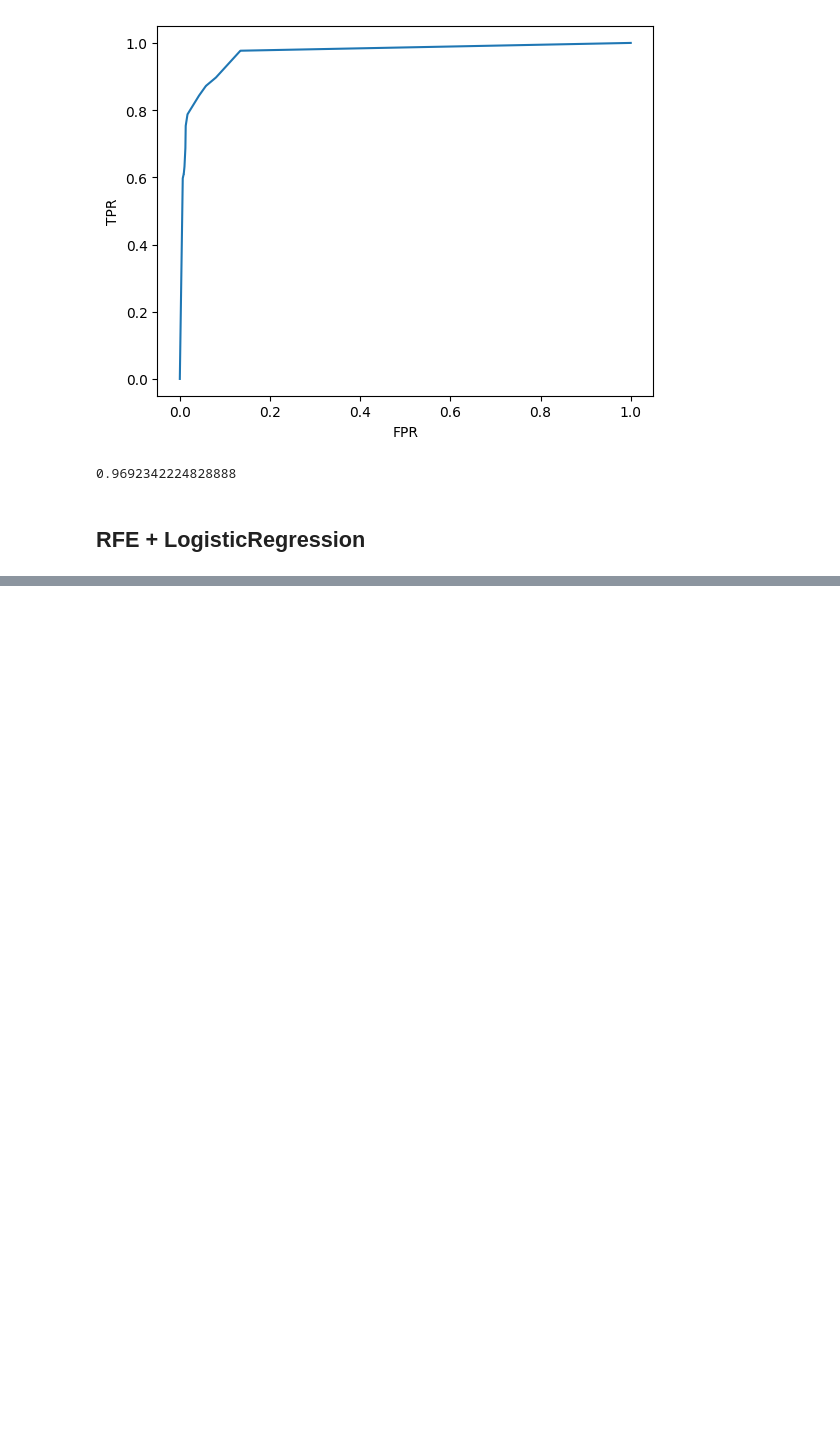
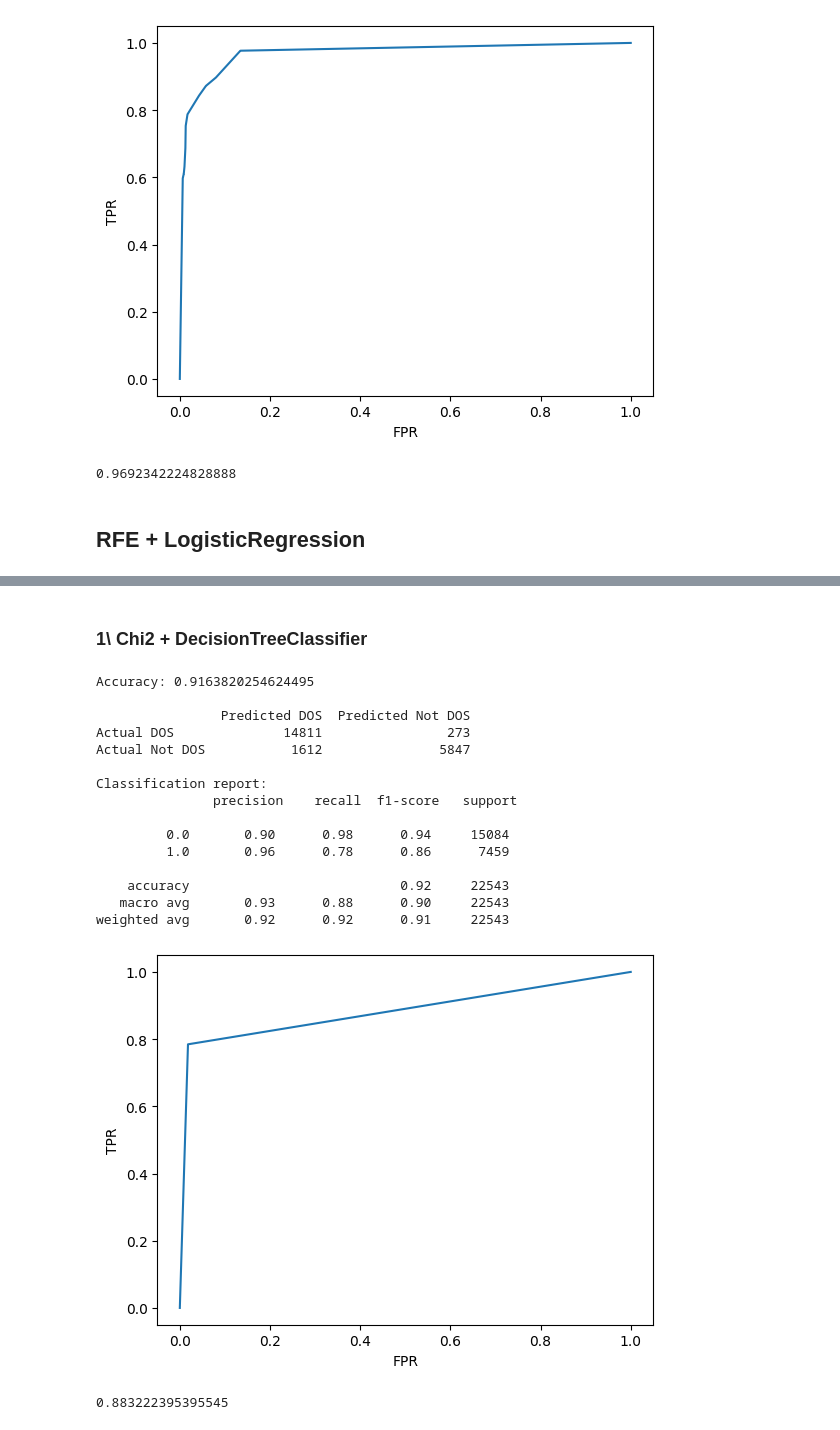
Before and after one commit to Abir-Ba/2CS_Project, a Jupyter notebook: NSL_KDD.ipynb, the cells around one changed output, grey strips where cells are left out. Saved outputs shown, nothing was run; the diff lists cells and outputs as text; code cells hidden in the pictures; blank space fills up the shorter version.

```diff
--- a/NSL_KDD.ipynb
+++ b/NSL_KDD.ipynb
@@ -597,0 +588,14 @@ weighted avg       0.92      0.92      0.92     22543
+# %%
+
+from sklearn.feature_selection import SelectKBest
+from sklearn.feature_selection import chi2
+# Feature extraction
+selector = SelectKBest(score_func=chi2, k=24)
+X_train_new = selector.fit_transform(x_train, y_train)
+X_test_new = selector.transform(x_test)
+# Get indices of selected features
+selected_features_indices = selector.get_support(indices=True)
+
+# Print selected features
+selected_features = train.columns[selected_features_indices]
+print("Selected features:", selected_features)
@@ -597,0 +612,51 @@ weighted avg       0.92      0.92      0.92     22543
+# %% [markdown]
+### 1\ Chi2 + DecisionTreeClassifier
+# %%
+dt = DecisionTreeClassifier()
+dt.fit(X_train_new, y_train)
+predicted = dt.predict(X_test_new)
+accuracy = accuracy_score(y_test,predicted)
+print("Accuracy:", accuracy,"\n")
+Conf_Mat = confusion_matrix(y_test,predicted)
+Conf_Mat = pd.DataFrame(Conf_Mat,index=['Actual DOS','Actual Not DOS'],columns=['Predicted DOS','Predicted Not DOS'])
+
+print(Conf_Mat,"\n")
+report = classification_report(y_test,predicted)
+print("Classification report:\n", report)
+
+import matplotlib.pyplot as plt
+from sklearn.metrics import roc_curve
+
+y_prob = dt.predict_proba(X_test_new)
+
+y_prob = y_prob[:,1]
+
+FPR, TPR, Thresholds = roc_curve(y_test, y_prob)
+
+plt.plot(FPR,TPR)
+plt.xlabel('FPR')
+plt.ylabel('TPR')
+plt.show()
+
+from sklearn.metrics import roc_auc_score
+
+roc_auc_score = roc_auc_score(y_test,y_prob)
+print(roc_auc_score)
+# %% [output]
+Accuracy: 0.9163820254624495
+
+                Predicted DOS  Predicted Not DOS
+Actual DOS              14811                273
+Actual Not DOS           1612               5847
+
+Classification report:
+               precision    recall  f1-score   support
+
+         0.0       0.90      0.98      0.94     15084
+         1.0       0.96      0.78      0.86      7459
+
+    accuracy                           0.92     22543
+   macro avg       0.93      0.88      0.90     22543
+weighted avg       0.92      0.92      0.91     22543
+[figure, added]
+0.883222395395545
```
Also changed, not shown: parts of 12 cells of this notebook.
